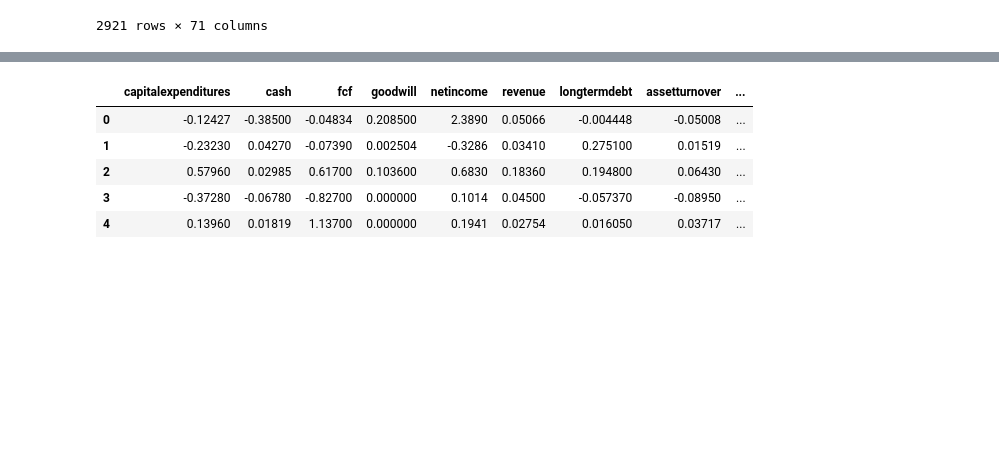
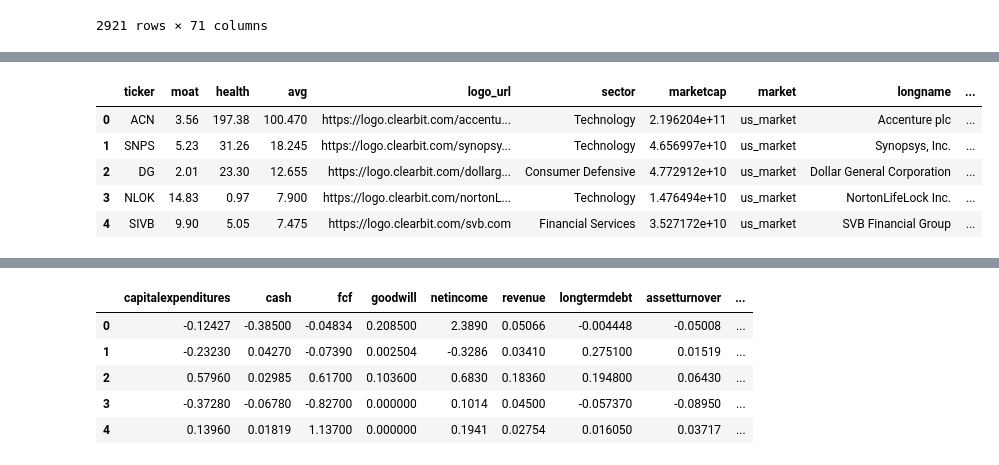
Before and after one commit to Michiel-DK/tracker, a Jupyter notebook: notebooks/try.ipynb, the cells around one changed output, grey strips where cells are left out. Cells and saved outputs as stored; diff of their text form; code cells hidden in the pictures; blank space fills up the shorter version.

```diff
--- a/notebooks/try.ipynb
+++ b/notebooks/try.ipynb
@@ -693,0 +706,2 @@ weekly_info[weekly_info['shortname'] == 'Kulicke and Soffa Industries, I']
+# %%
+company_info = weekly_info[['ticker','logo_url','sector', 'marketcap', 'market', 'longname', 'longbusinesssummary', 'industry', 'enterprisevalue']]
@@ -818,0 +833,10 @@ check_2021.sort_values('avg', ascending=False)
+# %%
+merged_y_check = check_2021.merge(company_info, on='ticker', how='left').merge(company_value, on='ticker', how='left')
+merged_y_check.head()
+# %% [output]
+|  | ticker | moat | health | avg | logo_url | sector | marketcap | market | longname | ... |
+| 0 | ACN | 3.56 | 197.38 | 100.470 | https://logo.clearbit.com/accentu... | Technology | 2.196204e+11 | us_market | Accenture plc | ... |
+| 1 | SNPS | 5.23 | 31.26 | 18.245 | https://logo.clearbit.com/synopsy... | Technology | 4.656997e+10 | us_market | Synopsys, Inc. | ... |
+| 2 | DG | 2.01 | 23.30 | 12.655 | https://logo.clearbit.com/dollarg... | Consumer Defensive | 4.772912e+10 | us_market | Dollar General Corporation | ... |
+| 3 | NLOK | 14.83 | 0.97 | 7.900 | https://logo.clearbit.com/nortonL... | Technology | 1.476494e+10 | us_market | NortonLifeLock Inc. | ... |
+| 4 | SIVB | 9.90 | 5.05 | 7.475 | https://logo.clearbit.com/svb.com | Financial Services | 3.527172e+10 | us_market | SVB Financial Group | ... |
```
Also changed, not shown: parts of 22 cells of this notebook, 1 other file.
